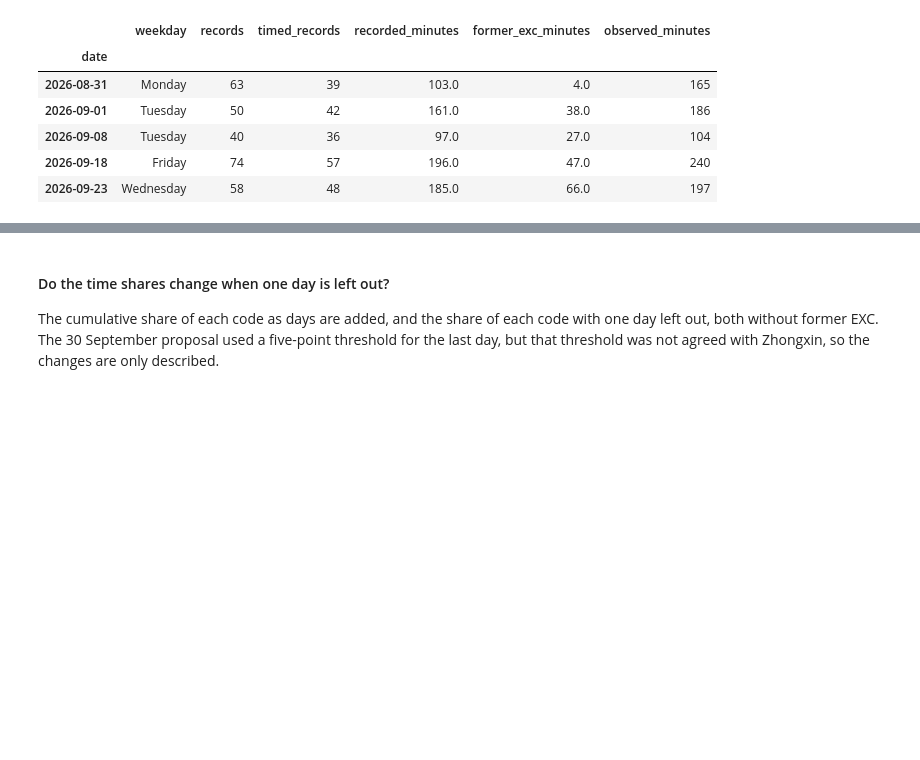
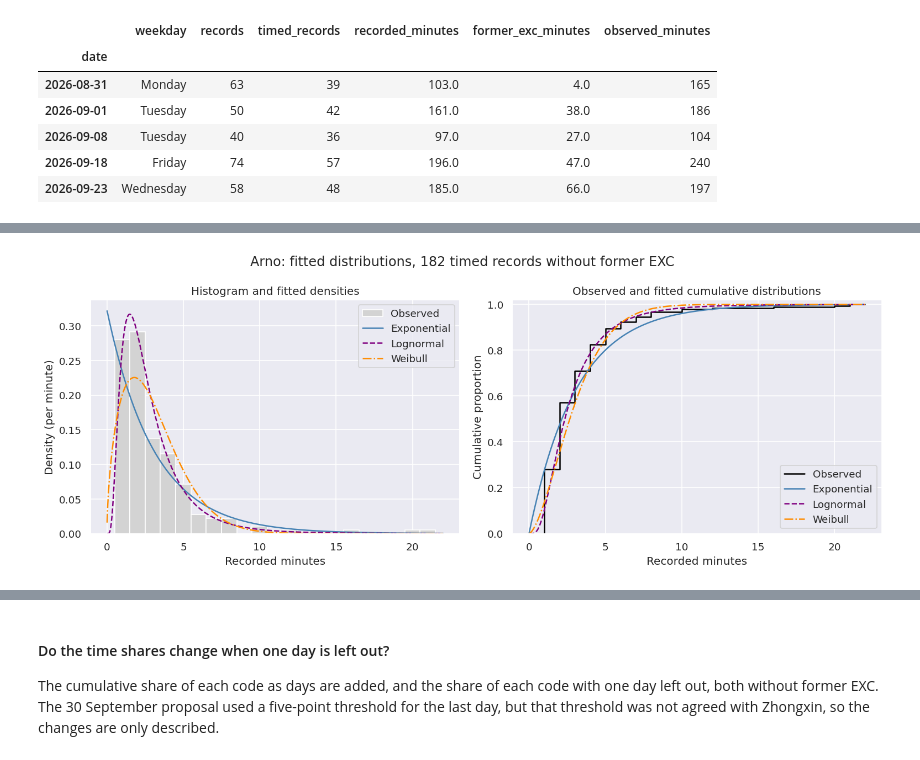
Before and after one commit to Luuuuuig/Bachelor-End-Project, a Jupyter notebook: Arno_Analysis_2026_10_02.ipynb, the cells around one changed output, grey strips where cells are left out. Drawn from its saved outputs; the diff is of its cells as text; code cells hidden in the pictures; blank space fills up the shorter version.

```diff
--- a/Arno_Analysis_2026_10_02.ipynb
+++ b/Arno_Analysis_2026_10_02.ipynb
@@ -437,0 +339,7 @@ leave_one_out.round(2)
+# %%
+exponential_x = duration_sorted
+exponential_y = -np.log(1 - duration_p)
+exponential_rate = np.sum(exponential_x * exponential_y) / np.sum(exponential_x**2)
+exponential_scale = 1 / exponential_rate
+
+exponential_rate, exponential_scale
@@ -437,0 +472,13 @@ leave_one_out.round(2)
+# %%
+duration_comparison_rows = [[
+    "Observed", duration_minutes.mean(), duration_minutes.median(),
+    duration_minutes.quantile(0.75), duration_minutes.quantile(0.90), duration_minutes.quantile(0.95)
+]]
+for name, model in duration_models.items():
+    duration_comparison_rows.append([
+        name, model.mean(), model.ppf(0.50), model.ppf(0.75), model.ppf(0.90), model.ppf(0.95)
+    ])
+duration_comparison = pd.DataFrame(duration_comparison_rows, columns=[
+    "Distribution", "Mean (min)", "Median (min)", "75th percentile (min)", "90th percentile (min)", "95th percentile (min)"
+])
+duration_comparison.round(2)
@@ -437,0 +491,27 @@ leave_one_out.round(2)
+# %%
+duration_x = np.linspace(0.01, duration_minutes.max() + 1, 500)
+duration_bins = np.arange(0.5, duration_minutes.max() + 1.5, 1)
+duration_colors = {"Exponential": "steelblue", "Lognormal": "purple", "Weibull": "darkorange"}
+duration_styles = {"Exponential": "-", "Lognormal": "--", "Weibull": "-."}
+
+fig, axes = plt.subplots(1, 2, figsize=(13, 5))
+axes[0].hist(duration_minutes, bins=duration_bins, density=True,
+             color="lightgray", edgecolor="white", label="Observed")
+duration_values, duration_counts = np.unique(duration_minutes, return_counts=True)
+axes[1].step(np.r_[0, duration_values, duration_x[-1]],
+             np.r_[0, np.cumsum(duration_counts) / duration_n, 1],
+             where="post", color="black", label="Observed")
+
+for name, model in duration_models.items():
+    axes[0].plot(duration_x, model.pdf(duration_x), color=duration_colors[name], linestyle=duration_styles[name], label=name)
+    axes[1].plot(duration_x, model.cdf(duration_x), color=duration_colors[name], linestyle=duration_styles[name], label=name)
+
+axes[0].set(title="Histogram and fitted densities", xlabel="Recorded minutes", ylabel="Density (per minute)")
+axes[1].set(title="Observed and fitted cumulative distributions", xlabel="Recorded minutes", ylabel="Cumulative proportion", ylim=(0, 1.02))
+for ax in axes:
+    ax.legend()
+fig.suptitle(f"Arno: fitted distributions, {duration_n} timed records without former EXC")
+plt.tight_layout()
+plt.show()
+# %% [output]
+[figure, added]
```
Also changed, not shown: parts of 51 cells of this notebook.
